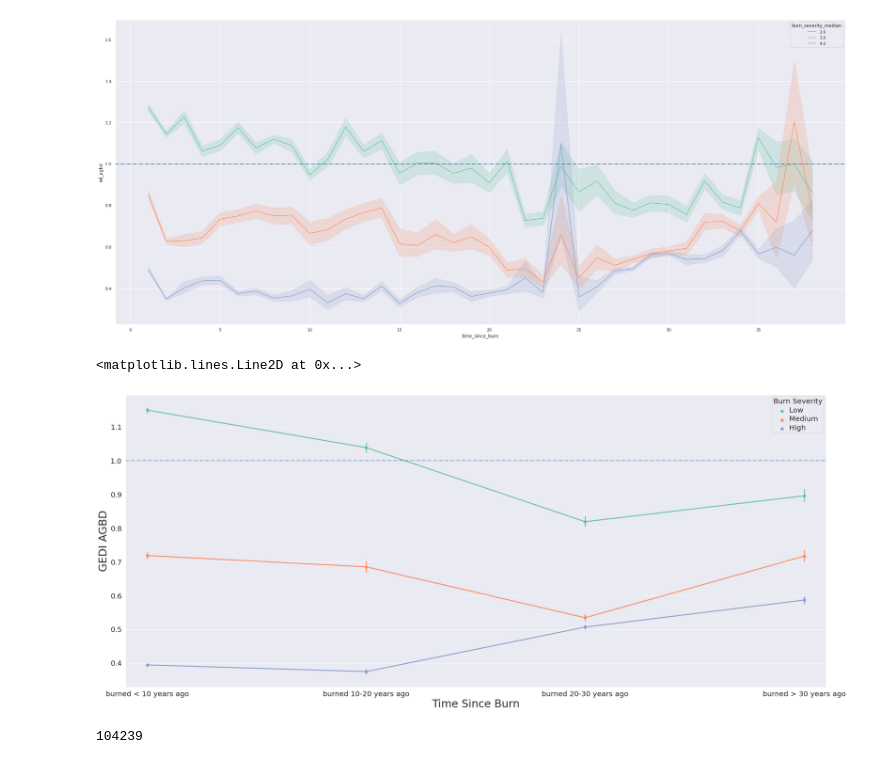
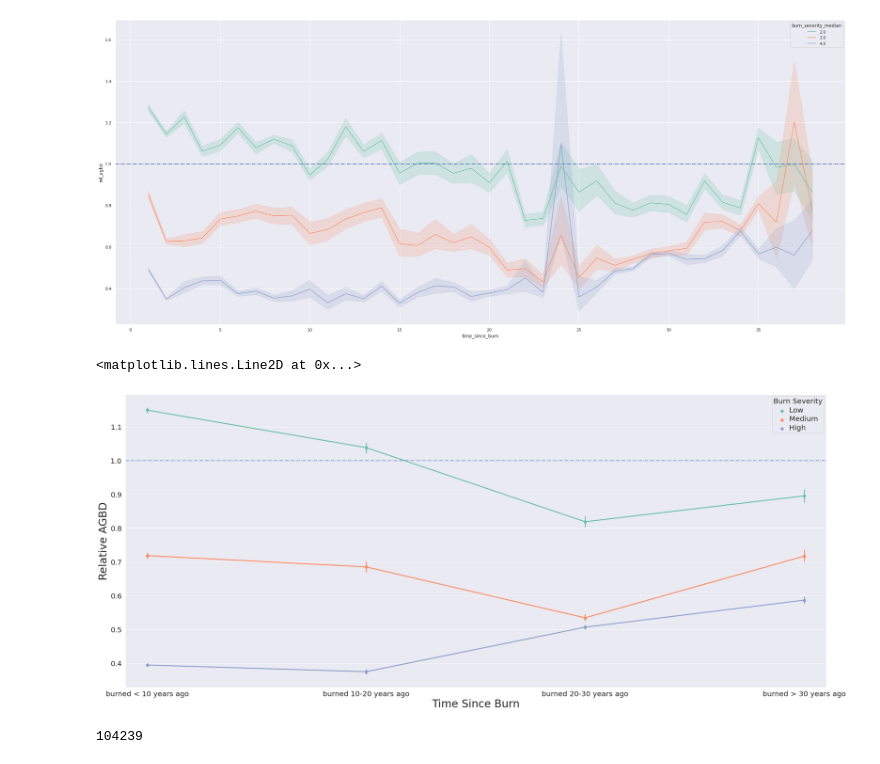
Before and after one commit to mahuna13/fire-regen, a Jupyter notebook: notebooks/exploratory/RegenAnalysisNN.ipynb, the cells around one changed output. Drawn from its saved outputs; the diff is of its cells as text; code cells hidden in the pictures.

```diff
--- a/notebooks/exploratory/RegenAnalysisNN.ipynb
+++ b/notebooks/exploratory/RegenAnalysisNN.ipynb
@@ -81,25 +82,25 @@ ax.axhline(y=1, linestyle="-.")
 # %%
 fig, ax = plt.subplots(1, 1, figsize=(35, 15))
 g = sns.pointplot(gedi_burned_trees, x='time_since_burn_cat', y='rel_agbd', hue='burn_severity_median', palette='Set2')
 g.get_legend().set_title('Burn Severity')
 new_labels = ['Low', 'Medium', 'High']
 for t, l in zip(g.get_legend().texts, new_labels):
     t.set_text(l)
 
 plt.setp(g.get_legend().get_texts(), fontsize='20')
 plt.setp(g.get_legend().get_title(), fontsize='20')
 
 #plt.legend(title='Burn Severity', loc='upper right', labels=['Low', 'Medium', 'High'])
 ax.set_xticks([1, 2, 3, 4])
 ax.set_xlim((0.9, 4.1))
 ax.set_xticklabels(['burned < 10 years ago', 'burned 10-20 years ago', 'burned 20-30 years ago', 'burned > 30 years ago'])
 ax.tick_params(axis='both', which='major', labelsize=20)
 ax.set_xlabel('Time Since Burn', fontsize=30)
-ax.set_ylabel('GEDI AGBD', fontsize=30)
+ax.set_ylabel('Relative AGBD', fontsize=30)
 ax.axhline(y=1, ls="-.")
 # %% [output]
 <matplotlib.lines.Line2D at 0x...>
-[figure, old version]
+[figure, new version]
 # %%
 plot_pdf(gedi_burned_trees[(gedi_burned_trees.burn_severity_median == 2) & (gedi_burned_trees.rel_agbd < 3)],
          'time_since_burn',
```
Also changed, not shown: parts of 10 cells of this notebook.
